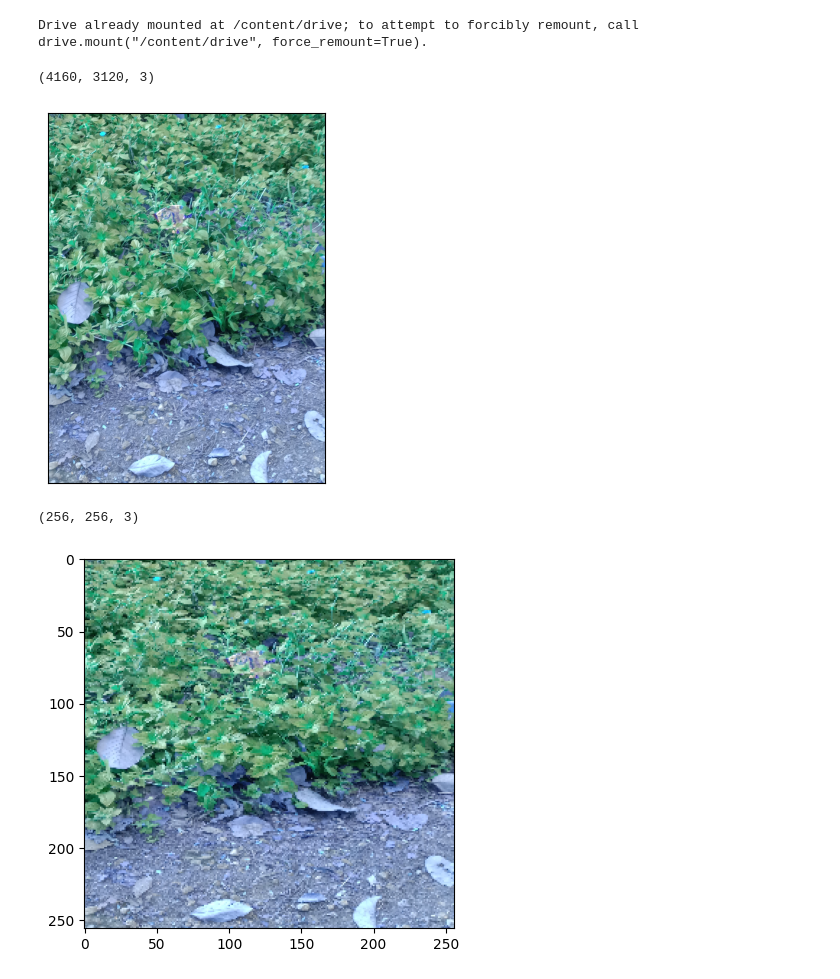
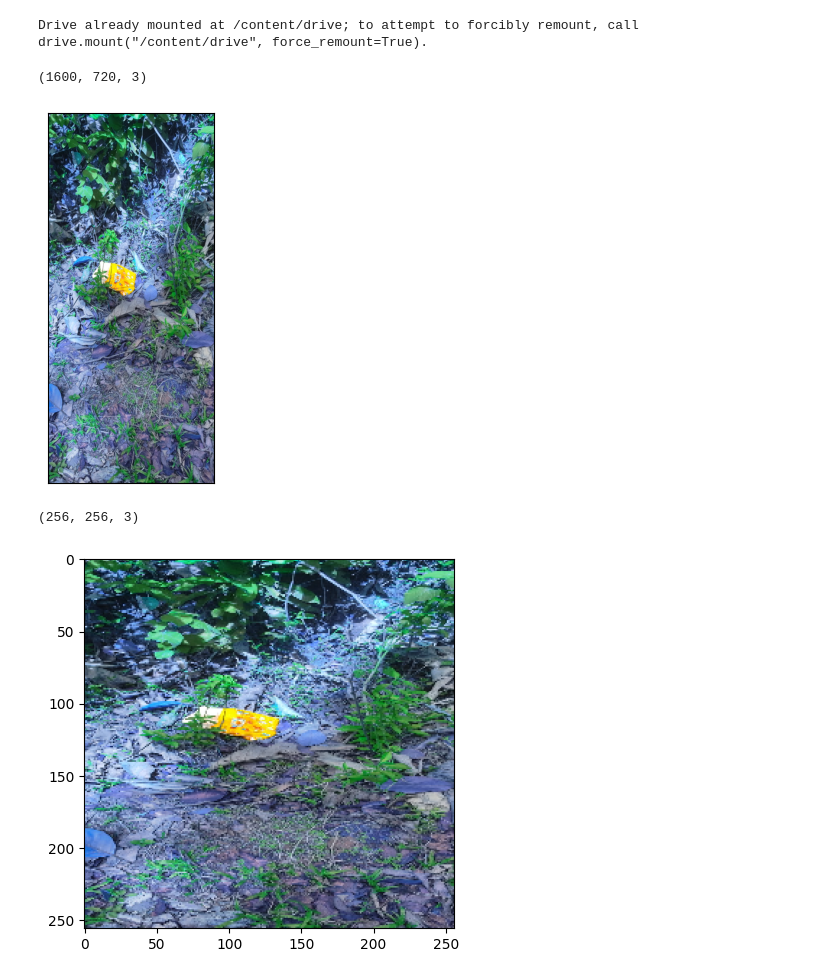
Before and after one commit to bipinthecoder/Street-Litter-Detection, a Jupyter notebook: vgg16_litter_detection.ipynb, the cells around one changed output. Drawn from its saved outputs; the diff is of its cells as text; code cells hidden in the pictures.

```diff
--- a/vgg16_litter_detection.ipynb
+++ b/vgg16_litter_detection.ipynb
@@ -37,33 +39,32 @@ path = '/content/drive/MyDrive/CourseWork/Deeplearning for Vision and NLP/litter
 
 #raw images
 raw_image_path = path + '/raw_images'
-punalur_raw_image_path = raw_image_path + '/Punalur/'
+punalur_raw_image_path = raw_image_path + '/Falkirk_Punalur/'
 falkirk_raw_image_path = raw_image_path + '/Falkirk'
 
 #annotated images
 annotated_image_path = path + '/annotated_images'
-punalur_annotated_image_path = annotated_image_path + '/Punalur'
+punalur_annotated_image_path = annotated_image_path + '/Falkirk_Punalur'
 falkirk_annotated_image_path = annotated_image_path + '/Falkirk'
 # %%
-punalur_raw_images = [image for image in os.listdir(raw_image_path+'/Punalur/')]
+punalur_raw_images = [image for image in os.listdir(raw_image_path+'/Falkirk_Punalur/')]
 
-
-first_image = cv2.imread(punalur_raw_image_path+punalur_raw_images[3], cv2.COLOR_BGR2RGB)
+first_image = cv2.imread(punalur_raw_image_path+punalur_raw_images[-1], cv2.COLOR_BGR2RGB)
 print(first_image.shape)
 
 plt.imshow(first_image)
 plt.xticks([]), plt.yticks([])  # to hide tick values on X and Y axis
 plt.show()
 # %% [output]
-(4160, 3120, 3)
+(1600, 720, 3)
-[figure, old version]
+[figure, new version]
 # %%
 resized_image = cv2.resize(first_image, (256, 256))
 plt.imshow(resized_image)
 resized_image.shape
 # %% [output]
 (256, 256, 3)
-[figure, old version]
+[figure, new version]
 # %%
 normalized_image = resized_image.astype(np.float32) / 255.0
 
```
Also changed, not shown: parts of 23 cells of this notebook.
